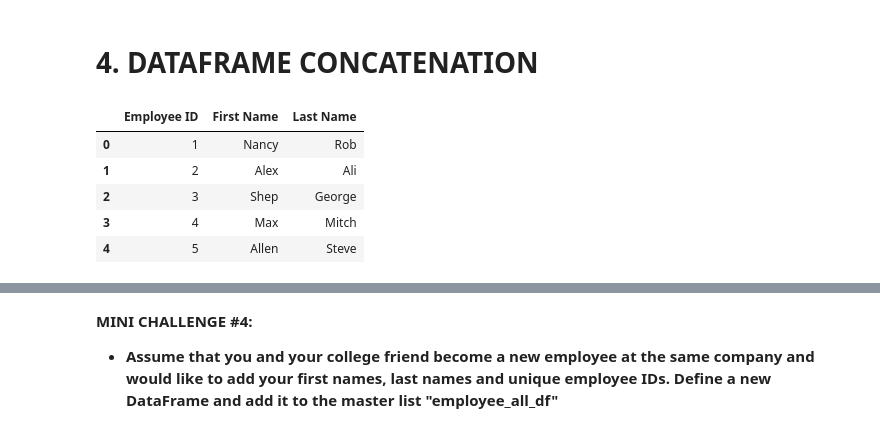
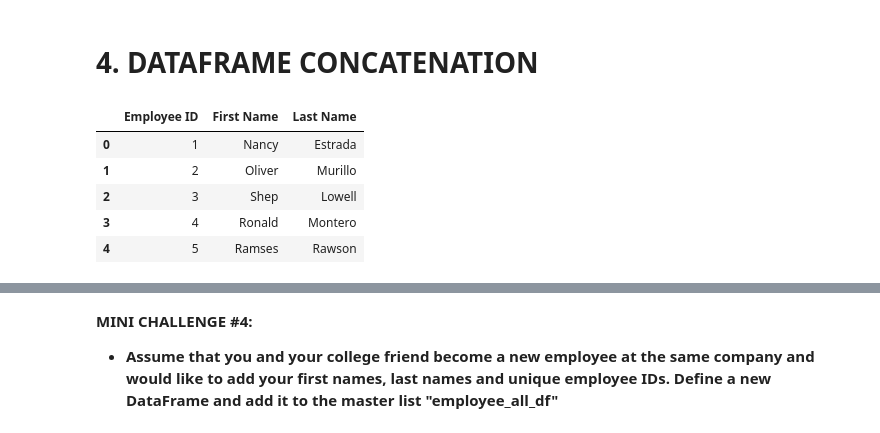
Before and after one commit to miguelestradam3/jupyter_pandas_third_training, a Jupyter notebook: Pandas for Data Analysis - Learning Path Part 3.ipynb, the cells around one changed output, grey strips where cells are left out. Saved outputs shown, nothing was run; the diff lists cells and outputs as text; code cells hidden in the pictures.

```diff
--- a/Pandas for Data Analysis - Learning Path Part 3.ipynb
+++ b/Pandas for Data Analysis - Learning Path Part 3.ipynb
@@ -219,13 +219,20 @@ size_2
 # %%
 # Creating a dataframe from a dictionary
 # Let's define a dataframe with a list of employees with IDs = 1, 2, 3, 4, 5
 # Check this out: https://pandas.pydata.org/pandas-docs/stable/user_guide/merging.html
+raw_data = {
+    'Employee ID': ['1', '2', '3', '4', '5'],
+    'First Name': ['Nancy', 'Oliver', 'Shep', 'Ronald', 'Ramses'],
+    'Last Name': ['Estrada', 'Murillo', 'Lowell', 'Montero', 'Rawson']
+}
+employee_df_2 = pd.DataFrame(raw_data, columns=['Employee ID', 'First Name', 'Last Name'])
+employee_df_2
 # %% [output]
 |  | Employee ID | First Name | Last Name |
-| 0 | 1 | Nancy | Rob |
-| 1 | 2 | Alex | Ali |
-| 2 | 3 | Shep | George |
-| 3 | 4 | Max | Mitch |
-| 4 | 5 | Allen | Steve |
+| 0 | 1 | Nancy | Estrada |
+| 1 | 2 | Oliver | Murillo |
+| 2 | 3 | Shep | Lowell |
+| 3 | 4 | Ronald | Montero |
+| 4 | 5 | Ramses | Rawson |
 # %%
 # Let's define another dataframe for a separate list of clients (IDs = 6, 7, 8, 9, 10)
```
Also changed, not shown: parts of 8 cells of this notebook.
